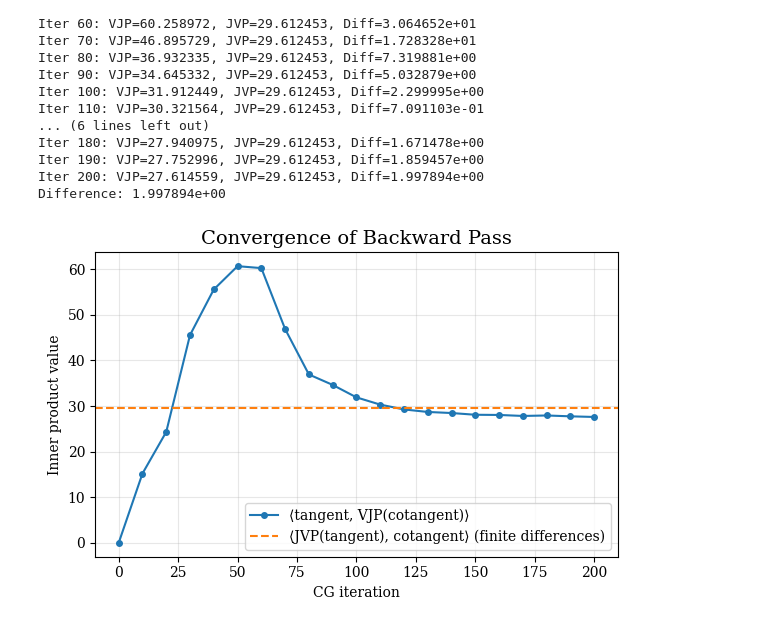
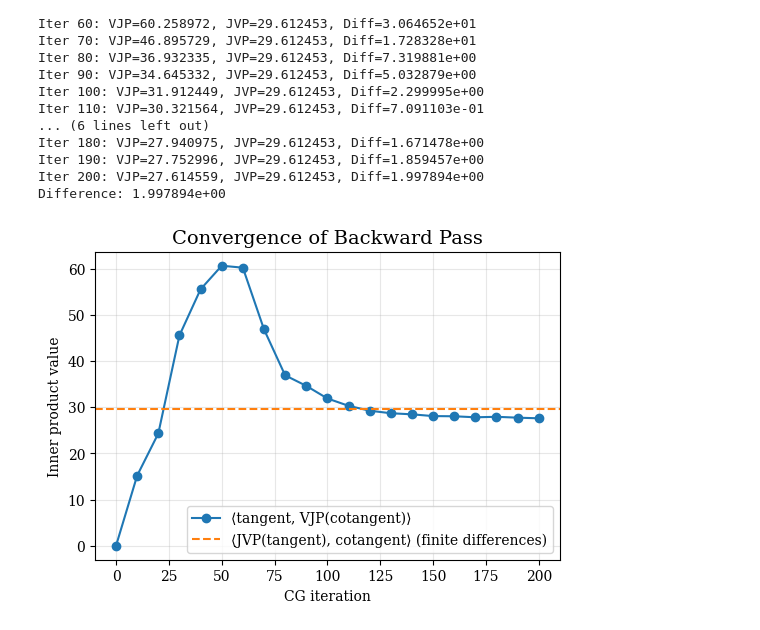
Before and after one commit to NicholasBehr/hcnn, a Jupyter notebook: notebooks/linear_rollout_ncvx.ipynb, the cells around one changed output. Cells and saved outputs as stored; diff of their text form; code cells hidden in the pictures.

```diff
--- a/notebooks/linear_rollout_ncvx.ipynb
+++ b/notebooks/linear_rollout_ncvx.ipynb
@@ -476,32 +476,29 @@ Difference: 1.997894e+00
 # %%
 # Plot convergence in backward pass
 fig, ax = plt.subplots(figsize=(6, 4))
 
 # Inner products comparison
 ax.plot(
     bicgstab_iterations,
     inner_products_vjp,
     "o-",
     color="C0",
     label=r"⟨tangent, VJP(cotangent)⟩",
-    markersize=4,
-    linewidth=1.5,
 )
 ax.axhline(
     y=ip_numerical,
     color="C1",
     linestyle="--",
-    linewidth=1.5,
     label=r"⟨JVP(tangent), cotangent⟩ (finite differences)",
 )
 ax.set_xlabel("CG iteration")
 ax.set_ylabel("Inner product value")
 ax.set_title("Convergence of Backward Pass")
 ax.legend()
 ax.grid(True, alpha=0.3)
 
-plt.tight_layout()
+
 plt.show()
 fig.savefig("convergence_non_convex_bwd.pdf")
 # %% [output]
-[figure, old version]
+[figure, new version]
```
Also changed, not shown: 14 other files.
